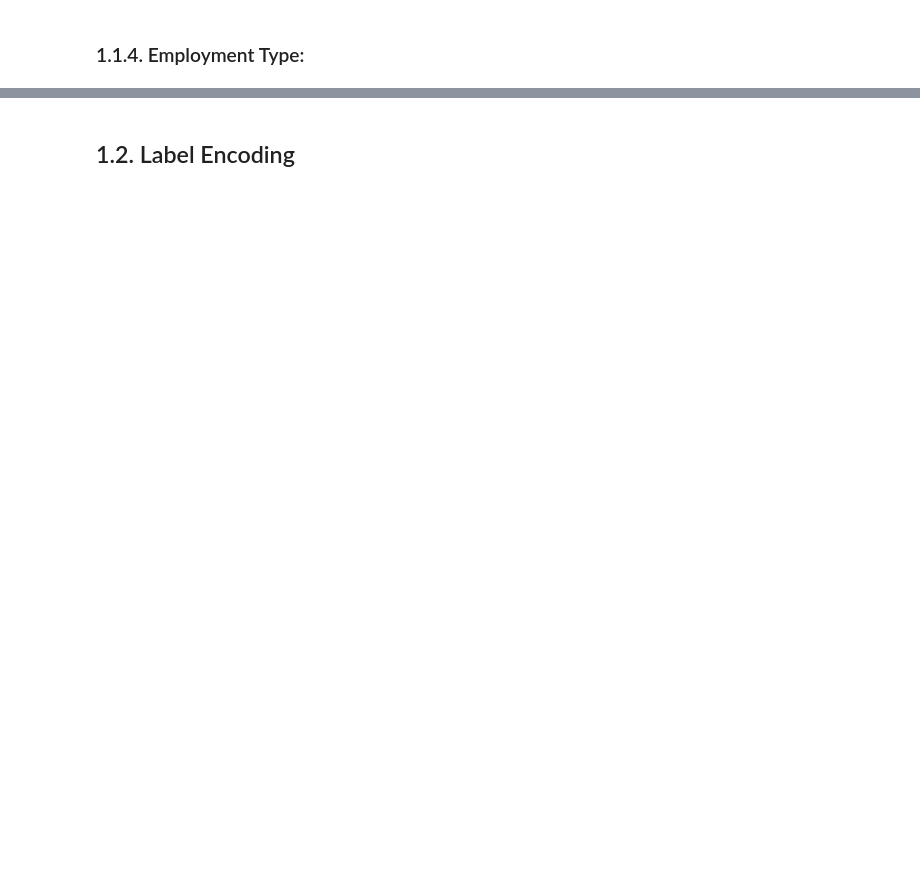
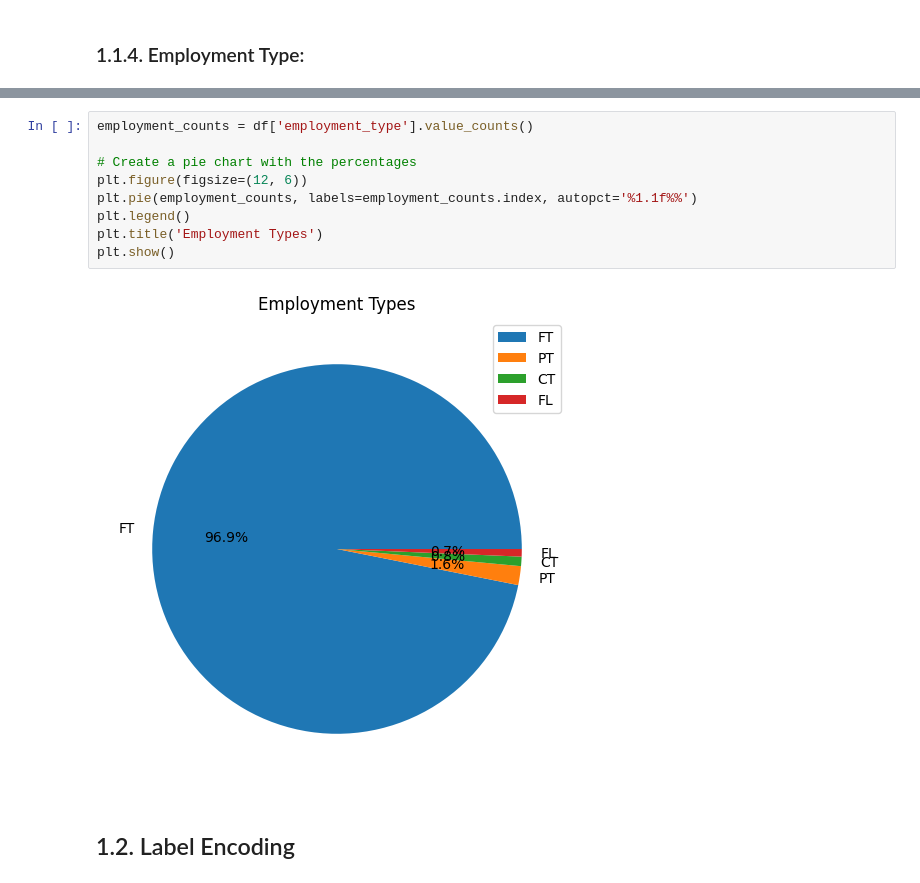
Before and after one commit to vanle2000/Data-Science-Salary-prediction, a Jupyter notebook: Data_Sciece_Salary_Prediction.ipynb, the cells around one changed output, grey strips where cells are left out. Cells and saved outputs as stored; diff of their text form; blank space fills up the shorter version.

```diff
--- a/Data_Sciece_Salary_Prediction.ipynb
+++ b/Data_Sciece_Salary_Prediction.ipynb
@@ -162,2 +222,13 @@ Text(0, 0.5, 'Number of Job Postings')
+# %%
+employment_counts = df['employment_type'].value_counts()
+
+# Create a pie chart with the percentages
+plt.figure(figsize=(12, 6))
+plt.pie(employment_counts, labels=employment_counts.index, autopct='%1.1f%%')
+plt.legend()
+plt.title('Employment Types')
+plt.show()
+# %% [output]
+[figure, added]
 # %% [markdown]
 ## 1.2. Label Encoding
```
Also changed, not shown: parts of 22 cells of this notebook.
